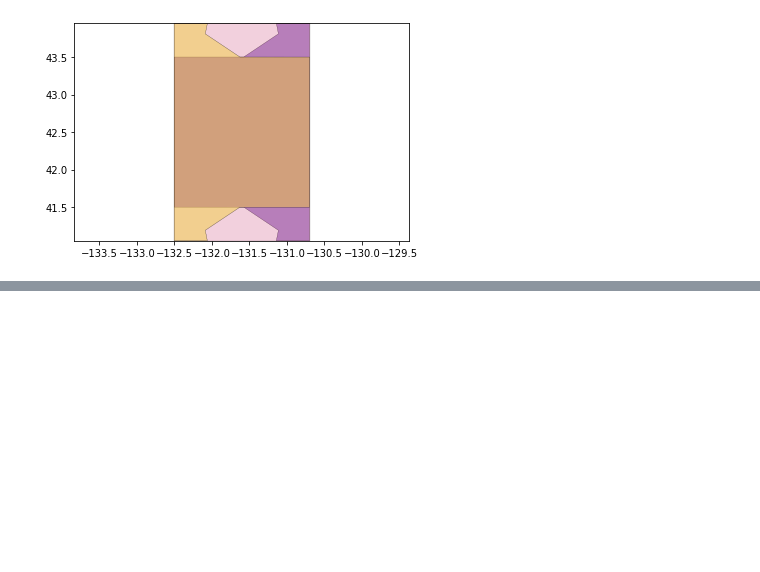
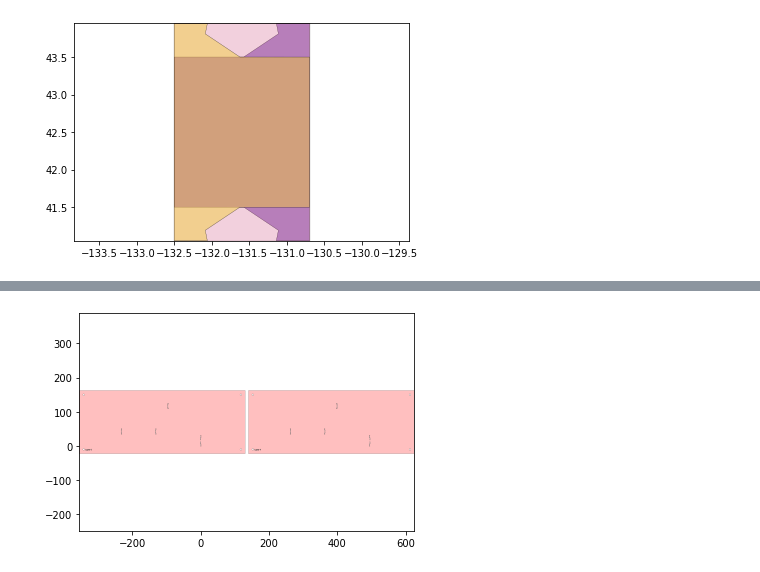
Before and after one commit to arnoldjames98/arnoldjames98.github.io, a Jupyter notebook: designManufacturing.ipynb, the cells around one changed output, grey strips where cells are left out. Saved outputs shown, nothing was run; the diff lists cells and outputs as text; code cells hidden in the pictures; blank space fills up the shorter version.

```diff
--- a/designManufacturing.ipynb
+++ b/designManufacturing.ipynb
@@ -404,0 +489,8 @@ for item in remaining_parts:
+# %%
+w,h = supported_design.get_dimensions()
+p0,p1 = supported_design.bounding_box_coords()
+
+rigid_layer = supported_design[0] | (supported_design[-1].translate(w+10,0))
+rigid_layer.plot()
+# %% [output]
+[figure, added]
```
Also changed, not shown: parts of 29 cells of this notebook.
